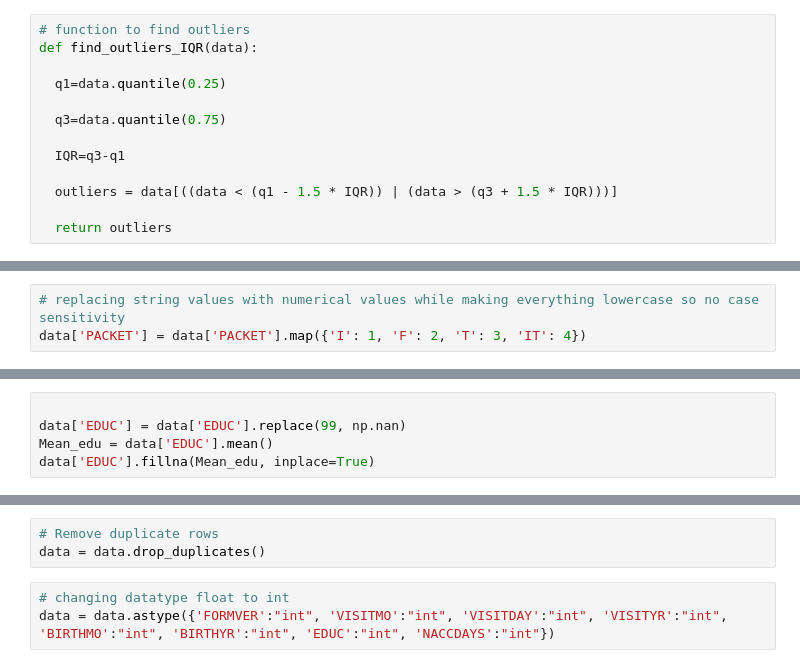
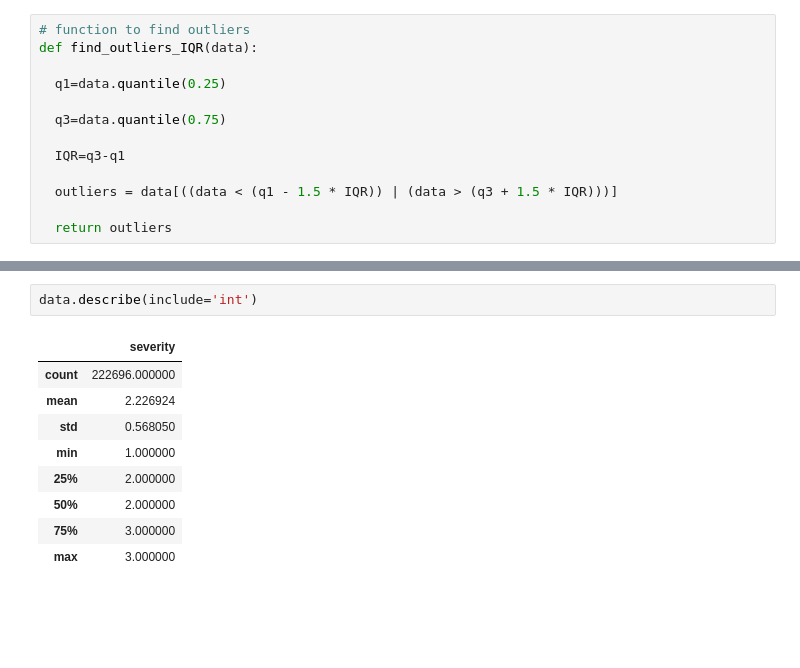
Before and after one commit to Yashrym/Asclepius, a Jupyter notebook: preprocessing.ipynb, the cells around one changed output, grey strips where cells are left out. Saved outputs shown, nothing was run; the diff lists cells and outputs as text; blank space fills up the shorter version.

```diff
--- a/preprocessing.ipynb
+++ b/preprocessing.ipynb
@@ -156,3 +586,0 @@ data["NACCDAYS"] = data["NACCDAYS"].clip(upper=5000)
-# %%
-# replacing string values with numerical values while making everything lowercase so no case sensitivity
-data['PACKET'] = data['PACKET'].map({'I': 1, 'F': 2, 'T': 3, 'IT': 4})
@@ -162,5 +586,0 @@ data['EDUC'].unique()
-# %%
-
-data['EDUC'] = data['EDUC'].replace(99, np.nan)
-Mean_edu = data['EDUC'].mean()
-data['EDUC'].fillna(Mean_edu, inplace=True)
@@ -171,6 +595,12 @@ data.describe(include='object')
-# %%
-# Remove duplicate rows
-data = data.drop_duplicates()
-# %%
-# changing datatype float to int
-data = data.astype({'FORMVER':"int", 'VISITMO':"int", 'VISITDAY':"int", 'VISITYR':"int", 'BIRTHMO':"int", 'BIRTHYR':"int", 'EDUC':"int", 'NACCDAYS':"int"})
+# %%
+data.describe(include='int')
+# %% [output]
+|  | severity |
+| count | 222696.000000 |
+| mean | 2.226924 |
+| std | 0.568050 |
+| min | 1.000000 |
+| 25% | 2.000000 |
+| 50% | 2.000000 |
+| 75% | 3.000000 |
+| max | 3.000000 |
```
Also changed, not shown: parts of 26 cells of this notebook, 4 other files.
